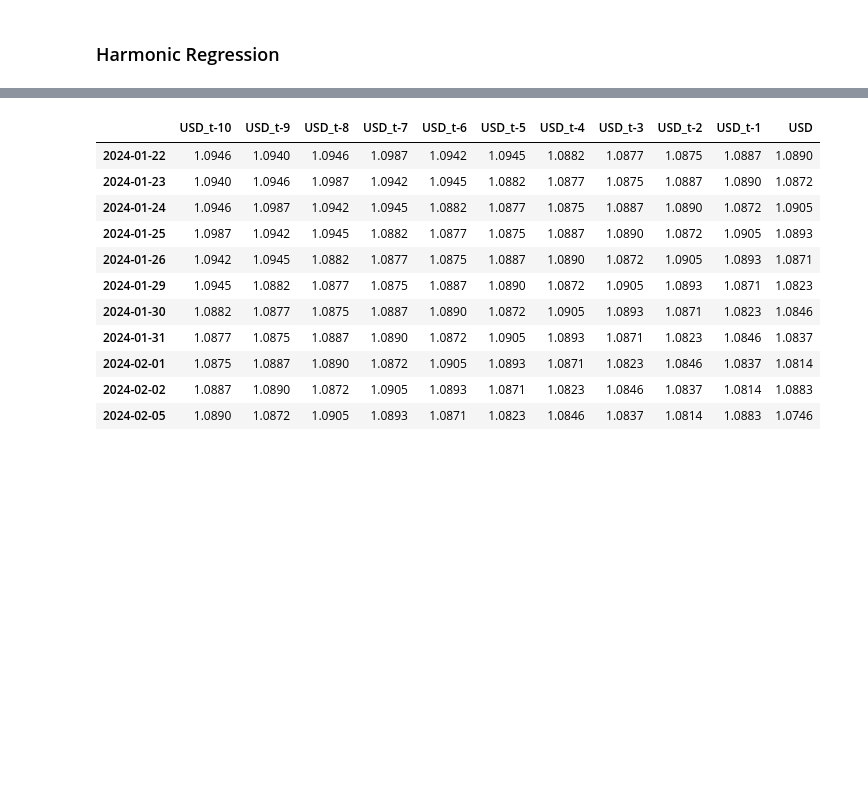
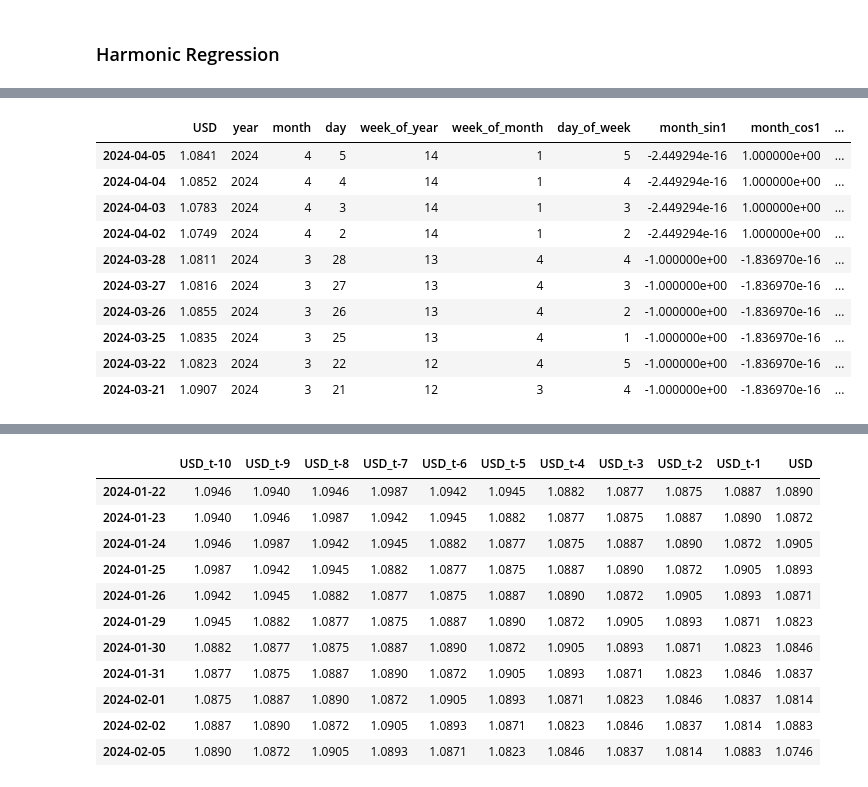
Before and after one commit to mayukhsen13/autoeda_test, a Jupyter notebook: Data_Analysis-ML.ipynb, the cells around one changed output, grey strips where cells are left out. Cells and saved outputs as stored; diff of their text form; code cells hidden in the pictures; blank space fills up the shorter version.

```diff
--- a/Data_Analysis-ML.ipynb
+++ b/Data_Analysis-ML.ipynb
@@ -179,0 +208,14 @@ print(df_with_preds.head())
+# %%
+df_with_preds.head(10)
+# %% [output]
+|  | USD | year | month | day | week_of_year | week_of_month | day_of_week | month_sin1 | month_cos1 | ... |
+| 2024-04-05 | 1.0841 | 2024 | 4 | 5 | 14 | 1 | 5 | -2.449294e-16 | 1.000000e+00 | ... |
+| 2024-04-04 | 1.0852 | 2024 | 4 | 4 | 14 | 1 | 4 | -2.449294e-16 | 1.000000e+00 | ... |
+| 2024-04-03 | 1.0783 | 2024 | 4 | 3 | 14 | 1 | 3 | -2.449294e-16 | 1.000000e+00 | ... |
+| 2024-04-02 | 1.0749 | 2024 | 4 | 2 | 14 | 1 | 2 | -2.449294e-16 | 1.000000e+00 | ... |
+| 2024-03-28 | 1.0811 | 2024 | 3 | 28 | 13 | 4 | 4 | -1.000000e+00 | -1.836970e-16 | ... |
+| 2024-03-27 | 1.0816 | 2024 | 3 | 27 | 13 | 4 | 3 | -1.000000e+00 | -1.836970e-16 | ... |
+| 2024-03-26 | 1.0855 | 2024 | 3 | 26 | 13 | 4 | 2 | -1.000000e+00 | -1.836970e-16 | ... |
+| 2024-03-25 | 1.0835 | 2024 | 3 | 25 | 13 | 4 | 1 | -1.000000e+00 | -1.836970e-16 | ... |
+| 2024-03-22 | 1.0823 | 2024 | 3 | 22 | 12 | 4 | 5 | -1.000000e+00 | -1.836970e-16 | ... |
+| 2024-03-21 | 1.0907 | 2024 | 3 | 21 | 12 | 3 | 4 | -1.000000e+00 | -1.836970e-16 | ... |
```
Also changed, not shown: parts of 26 cells of this notebook, 1 other file.
